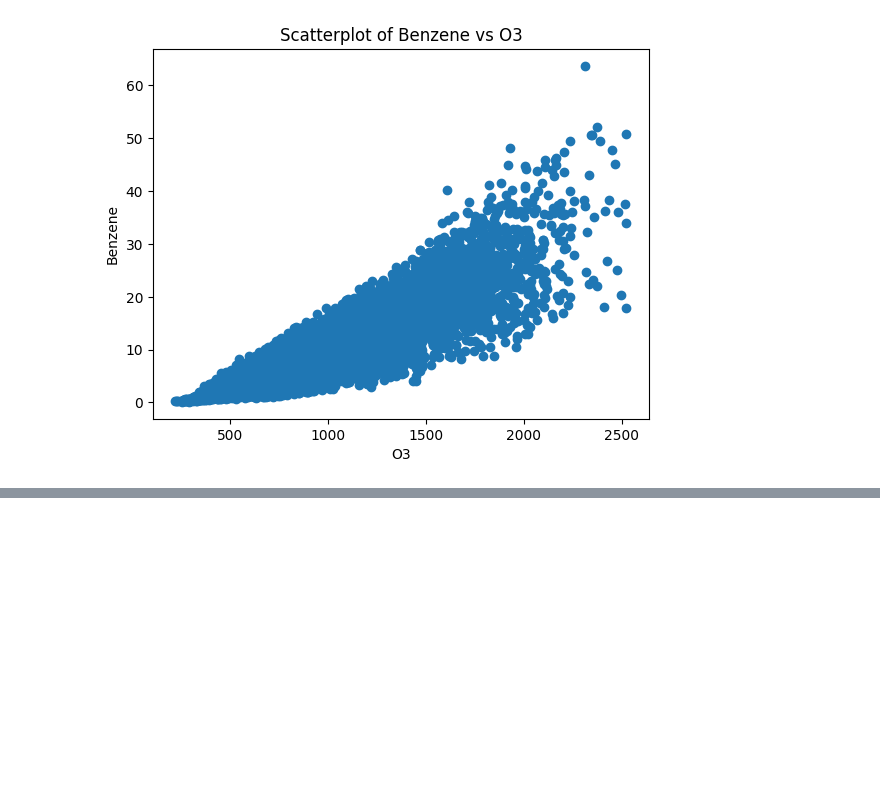
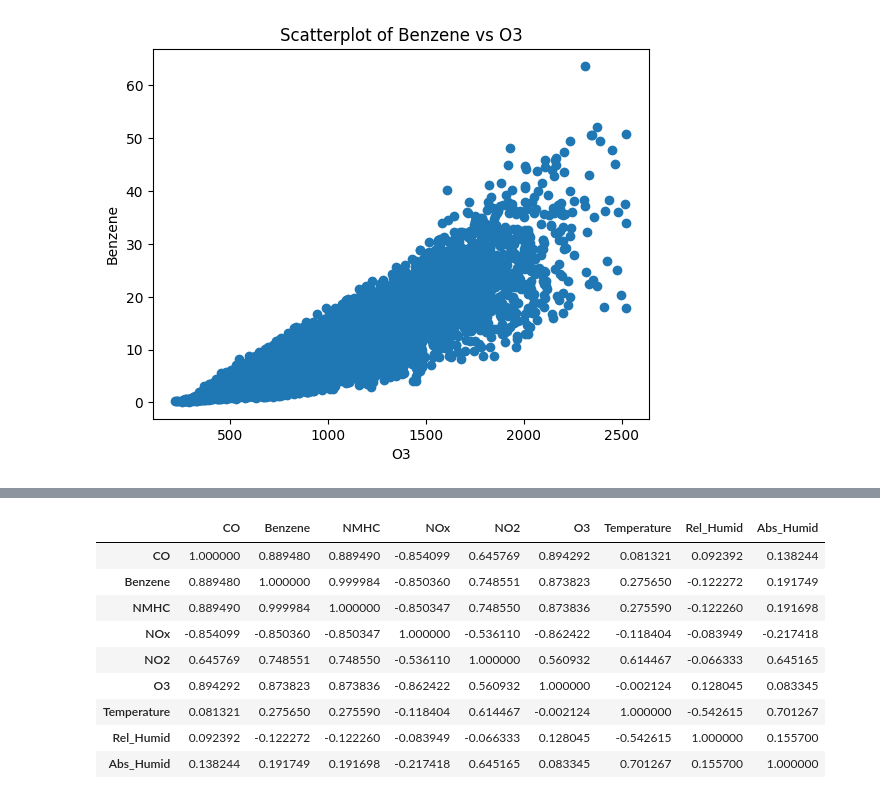
Before and after one commit to plindma/ST-554-Project1, a Jupyter notebook: Task2/ST554Project1Task2_Loring.ipynb, the cells around one changed output, grey strips where cells are left out. Drawn from its saved outputs; the diff is of its cells as text; code cells hidden in the pictures; blank space fills up the shorter version.

```diff
--- a/Task2/ST554Project1Task2_Loring.ipynb
+++ b/Task2/ST554Project1Task2_Loring.ipynb
@@ -225,0 +246,14 @@ ADD COMMENTARY
+# %%
+# Spearman correlations
+air_qual_sub[["CO", "Benzene", "NMHC", "NOx", "NO2", "O3", "Temperature", "Rel_Humid", "Abs_Humid"]].corr(method="spearman")
+# %% [output]
+|  | CO | Benzene | NMHC | NOx | NO2 | O3 | Temperature | Rel_Humid | Abs_Humid |
+| CO | 1.000000 | 0.889480 | 0.889490 | -0.854099 | 0.645769 | 0.894292 | 0.081321 | 0.092392 | 0.138244 |
+| Benzene | 0.889480 | 1.000000 | 0.999984 | -0.850360 | 0.748551 | 0.873823 | 0.275650 | -0.122272 | 0.191749 |
+| NMHC | 0.889490 | 0.999984 | 1.000000 | -0.850347 | 0.748550 | 0.873836 | 0.275590 | -0.122260 | 0.191698 |
+| NOx | -0.854099 | -0.850360 | -0.850347 | 1.000000 | -0.536110 | -0.862422 | -0.118404 | -0.083949 | -0.217418 |
+| NO2 | 0.645769 | 0.748551 | 0.748550 | -0.536110 | 1.000000 | 0.560932 | 0.614467 | -0.066333 | 0.645165 |
+| O3 | 0.894292 | 0.873823 | 0.873836 | -0.862422 | 0.560932 | 1.000000 | -0.002124 | 0.128045 | 0.083345 |
+| Temperature | 0.081321 | 0.275650 | 0.275590 | -0.118404 | 0.614467 | -0.002124 | 1.000000 | -0.542615 | 0.701267 |
+| Rel_Humid | 0.092392 | -0.122272 | -0.122260 | -0.083949 | -0.066333 | 0.128045 | -0.542615 | 1.000000 | 0.155700 |
+| Abs_Humid | 0.138244 | 0.191749 | 0.191698 | -0.217418 | 0.645165 | 0.083345 | 0.701267 | 0.155700 | 1.000000 |
```
Also changed, not shown: parts of 15 cells of this notebook.
